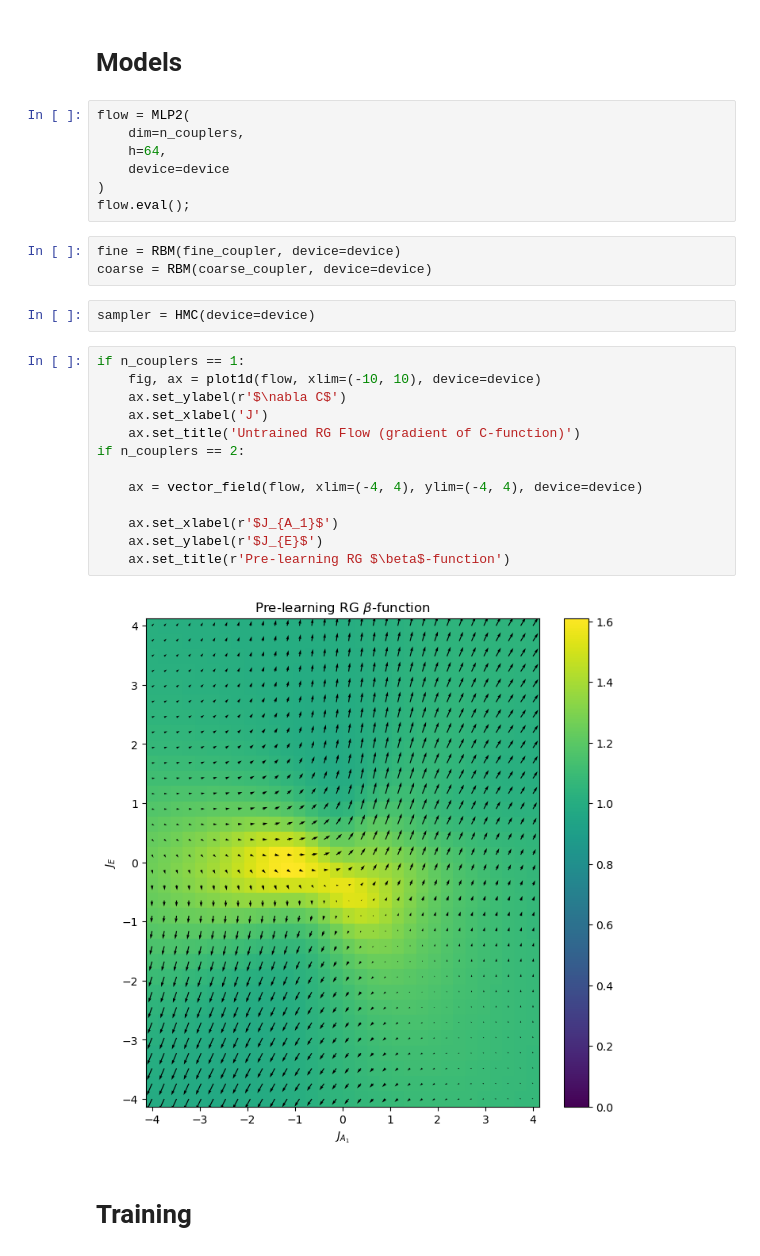
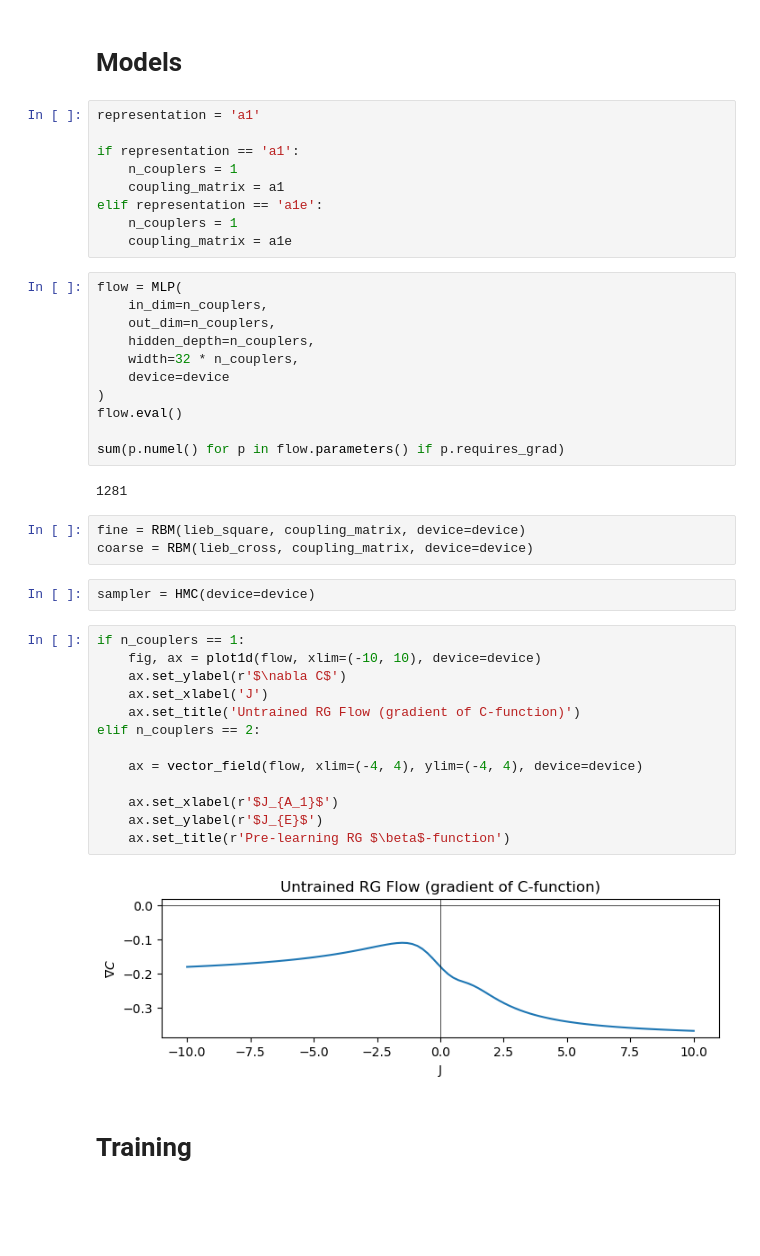
Before and after one commit to jshe2304/dlrg, a Jupyter notebook: train.ipynb, the cells around one changed output. Drawn from its saved outputs; the diff is of its cells as text; blank space fills up the shorter version.

Commit message:
representation a1e works now, sort of. try switching back to monotone training

```diff
--- a/train.ipynb
+++ b/train.ipynb
@@ -33,33 +23,48 @@ coarse_coupler = couplers[representation]['coarse']
 device = torch.device('cuda')
 # %% [markdown]
 # Models
+# %%
+representation = 'a1'
+
+if representation == 'a1':
+    n_couplers = 1
+    coupling_matrix = a1
+elif representation == 'a1e':
+    n_couplers = 1
+    coupling_matrix = a1e
 # %%
-flow = MLP2(
-    dim=n_couplers,
-    h=64,
+flow = MLP(
+    in_dim=n_couplers,
+    out_dim=n_couplers,
+    hidden_depth=n_couplers,
+    width=32 * n_couplers,
     device=device
 )
-flow.eval();
+flow.eval()
+
+sum(p.numel() for p in flow.parameters() if p.requires_grad)
+# %% [output]
+1281
 # %%
-fine = RBM(fine_coupler, device=device)
-coarse = RBM(coarse_coupler, device=device)
+fine = RBM(lieb_square, coupling_matrix, device=device)
+coarse = RBM(lieb_cross, coupling_matrix, device=device)
 # %%
 sampler = HMC(device=device)
 # %%
 if n_couplers == 1:
     fig, ax = plot1d(flow, xlim=(-10, 10), device=device)
     ax.set_ylabel(r'$\nabla C$')
     ax.set_xlabel('J')
     ax.set_title('Untrained RG Flow (gradient of C-function)')
-if n_couplers == 2:
+elif n_couplers == 2:
 
     ax = vector_field(flow, xlim=(-4, 4), ylim=(-4, 4), device=device)
 
     ax.set_xlabel(r'$J_{A_1}$')
     ax.set_ylabel(r'$J_{E}$')
     ax.set_title(r'Pre-learning RG $\beta$-function')
 # %% [output]
-[figure, old version]
+[figure, new version]
 # %% [markdown]
 # Training
 # %%
```
Also changed, not shown: parts of 12 cells of this notebook, 7 other files.
